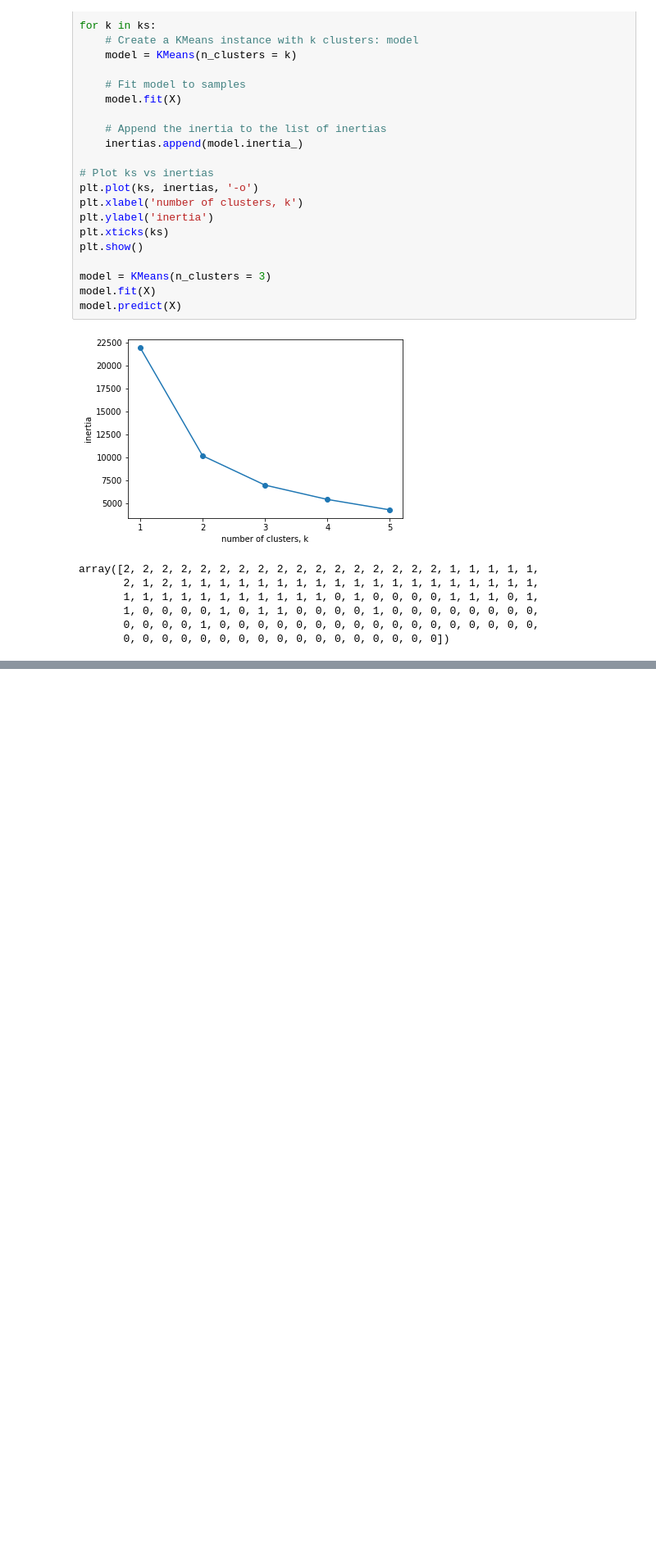
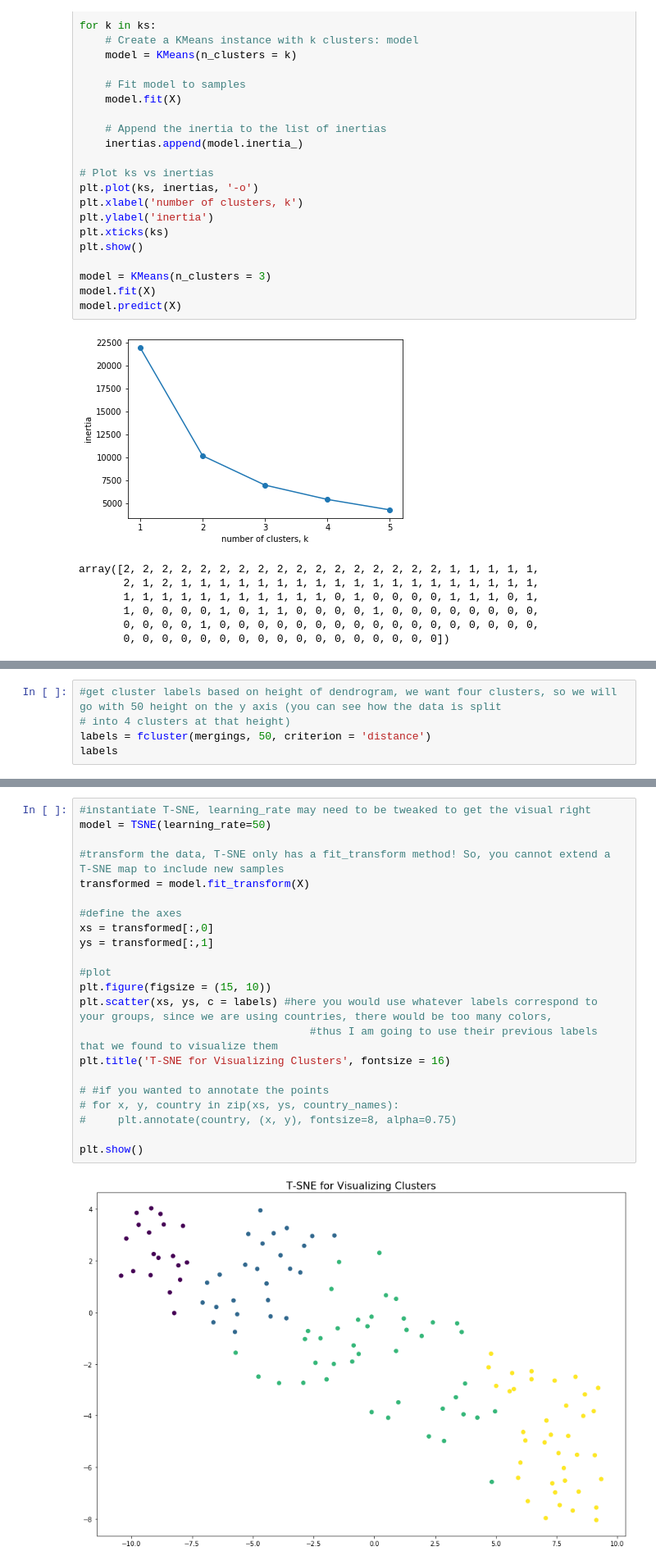
Before and after one commit to sam-cannon/EFFERT-Index, a Jupyter notebook: Hierarchical Clustering GGEI and IEF.ipynb, the cells around one changed output, grey strips where cells are left out. Shown: that part at 82% size. Drawn from its saved outputs; the diff is of its cells as text; blank space fills up the shorter version.

```diff
--- a/Hierarchical Clustering GGEI and IEF.ipynb
+++ b/Hierarchical Clustering GGEI and IEF.ipynb
@@ -171,0 +200,5 @@ array([2, 2, 2, 2, 2, 2, 2, 2, 2, 2, 2, 2, 2, 2, 2, 2, 2, 1, 1, 1, 1, 1,
+# %%
+#get cluster labels based on height of dendrogram, we want four clusters, so we will go with 50 height on the y axis (you can see how the data is split
+# into 4 clusters at that height)
+labels = fcluster(mergings, 50, criterion = 'distance')
+labels
@@ -171,0 +236,24 @@ array([2, 2, 2, 2, 2, 2, 2, 2, 2, 2, 2, 2, 2, 2, 2, 2, 2, 1, 1, 1, 1, 1,
+# %%
+#instantiate T-SNE, learning_rate may need to be tweaked to get the visual right
+model = TSNE(learning_rate=50)
+
+#transform the data, T-SNE only has a fit_transform method! So, you cannot extend a T-SNE map to include new samples
+transformed = model.fit_transform(X)
+
+#define the axes
+xs = transformed[:,0]
+ys = transformed[:,1]
+
+#plot
+plt.figure(figsize = (15, 10))
+plt.scatter(xs, ys, c = labels) #here you would use whatever labels correspond to your groups, since we are using countries, there would be too many colors,
+                                    #thus I am going to use their previous labels that we found to visualize them
+plt.title('T-SNE for Visualizing Clusters', fontsize = 16)
+
+# #if you wanted to annotate the points
+# for x, y, country in zip(xs, ys, country_names):
+#     plt.annotate(country, (x, y), fontsize=8, alpha=0.75)
+
+plt.show()
+# %% [output]
+[figure, added]
```
Also changed, not shown: parts of 10 cells of this notebook.
